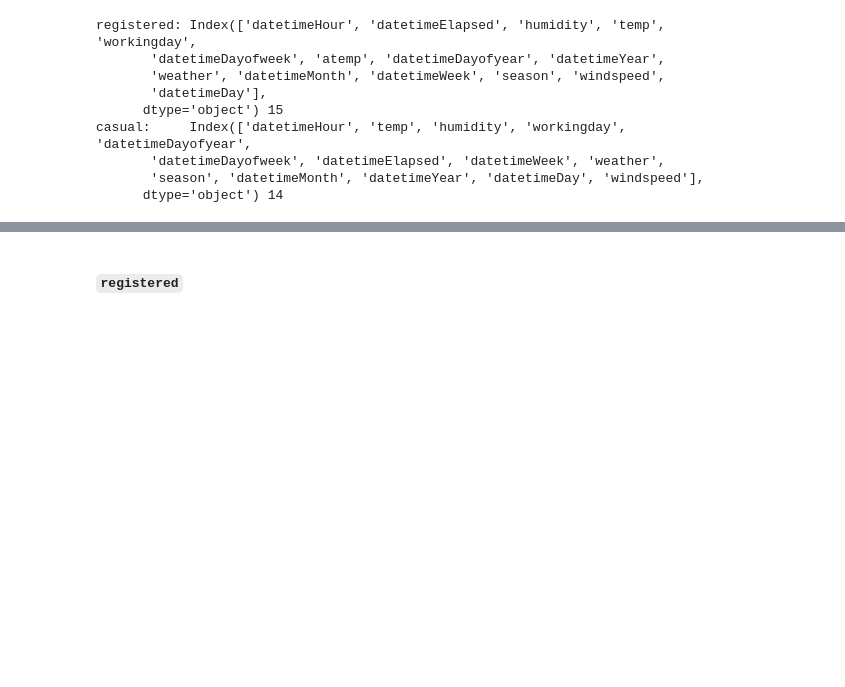
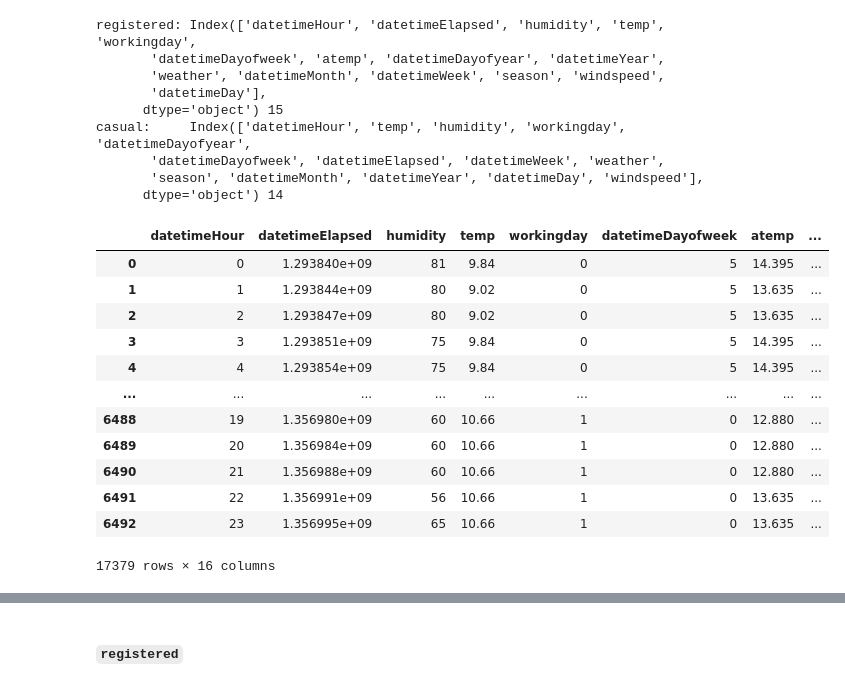
Before and after one commit to atticusmatticus/fastai_files, a Jupyter notebook: 09_bike_sharing_model-2.ipynb, the cells around one changed output, grey strips where cells are left out. Cells and saved outputs as stored; diff of their text form; code cells hidden in the pictures; blank space fills up the shorter version.

```diff
--- a/09_bike_sharing_model-2.ipynb
+++ b/09_bike_sharing_model-2.ipynb
@@ -1085,4 +1085,22 @@ casual:     Index(['datetimeHour', 'temp', 'humidity', 'workingday', 'datetimeDa
        'datetimeDayofweek', 'datetimeElapsed', 'datetimeWeek', 'weather',
        'season', 'datetimeMonth', 'datetimeYear', 'datetimeDay', 'windspeed'],
       dtype='object') 14
+# %%
+combined = pd.concat([dfNN, dfNNTest])
+dfNNFinal_r = combined[list(xsFinal_r.columns) + [depVar_r]]
+dfNNFinal_r
+# %% [output]
+|  | datetimeHour | datetimeElapsed | humidity | temp | workingday | datetimeDayofweek | atemp | ... |
+| 0 | 0 | 1.293840e+09 | 81 | 9.84 | 0 | 5 | 14.395 | ... |
+| 1 | 1 | 1.293844e+09 | 80 | 9.02 | 0 | 5 | 13.635 | ... |
+| 2 | 2 | 1.293847e+09 | 80 | 9.02 | 0 | 5 | 13.635 | ... |
+| 3 | 3 | 1.293851e+09 | 75 | 9.84 | 0 | 5 | 14.395 | ... |
+| 4 | 4 | 1.293854e+09 | 75 | 9.84 | 0 | 5 | 14.395 | ... |
+| ... | ... | ... | ... | ... | ... | ... | ... | ... |
+| 6488 | 19 | 1.356980e+09 | 60 | 10.66 | 1 | 0 | 12.880 | ... |
+| 6489 | 20 | 1.356984e+09 | 60 | 10.66 | 1 | 0 | 12.880 | ... |
+| 6490 | 21 | 1.356988e+09 | 60 | 10.66 | 1 | 0 | 12.880 | ... |
+| 6491 | 22 | 1.356991e+09 | 56 | 10.66 | 1 | 0 | 13.635 | ... |
+| 6492 | 23 | 1.356995e+09 | 65 | 10.66 | 1 | 0 | 13.635 | ... |
+17379 rows × 16 columns
 # %%
```
Also changed, not shown: parts of 11 cells of this notebook.
